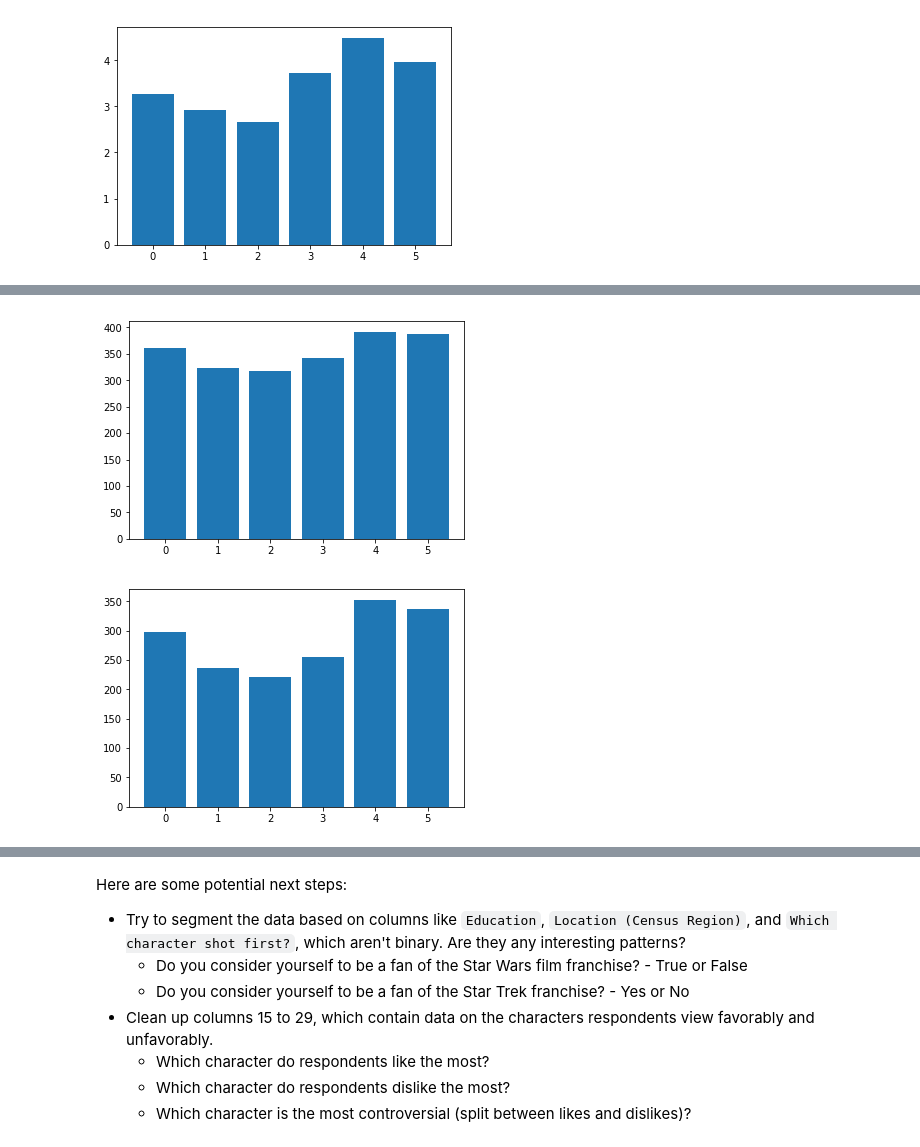
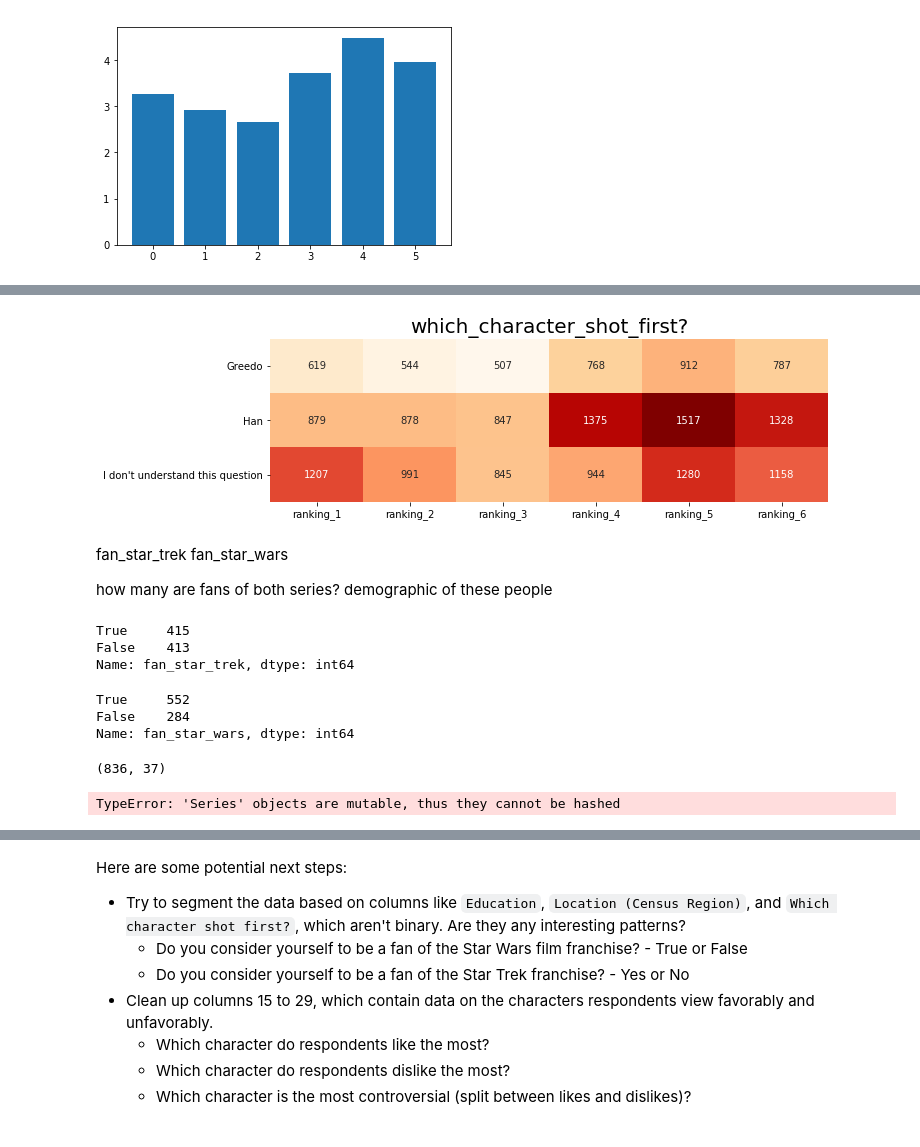
Before and after one commit to tainangao/Star-Wars-Survey, a Jupyter notebook: Star Wars Survey.ipynb, the cells around one changed output, grey strips where cells are left out. Saved outputs shown, nothing was run; the diff lists cells and outputs as text; code cells hidden in the pictures.

```diff
--- a/Star Wars Survey.ipynb
+++ b/Star Wars Survey.ipynb
@@ -319,9 +283,35 @@ ValueError: shape mismatch: objects cannot be broadcast to a single shape
-# %%
-plt.bar(range(6), males[males.columns[3:9]].sum())
-plt.show()
-
-plt.bar(range(6), females[females.columns[3:9]].sum())
-plt.show()
-# %% [output]
-[figure, removed]
-[figure, removed]
+# %%
+fig = plt.figure(figsize=(10,3))
+table = pd.pivot_table(star_wars,index='which_character_shot_first?',values=rank_cols, fill_value=0, aggfunc=np.sum)
+ax = sns.heatmap(table, cmap='OrRd', annot=True, fmt="d",cbar=False)
+ax.set(ylabel='')
+ax.set_title('which_character_shot_first?',fontsize=20)
+plt.show()
+# %% [output]
+[figure, added]
+# %% [markdown]
+fan_star_trek
+fan_star_wars
+
+how many are fans of both series?
+demographic of these people
+# %%
+star_wars['fan_star_trek'].value_counts()
+# %% [output]
+True     415
+False    413
+Name: fan_star_trek, dtype: int64
+# %%
+star_wars['fan_star_wars'].value_counts()
+# %% [output]
+True     552
+False    284
+Name: fan_star_wars, dtype: int64
+# %%
+star_wars.shape
+# %% [output]
+(836, 37)
+# %%
+star_wars.all(star_wars['fan_star_wars']==True , star_wars['fan_star_trek']==True)
+# %% [output]
+TypeError: 'Series' objects are mutable, thus they cannot be hashed
```
Also changed, not shown: parts of 23 cells of this notebook.
